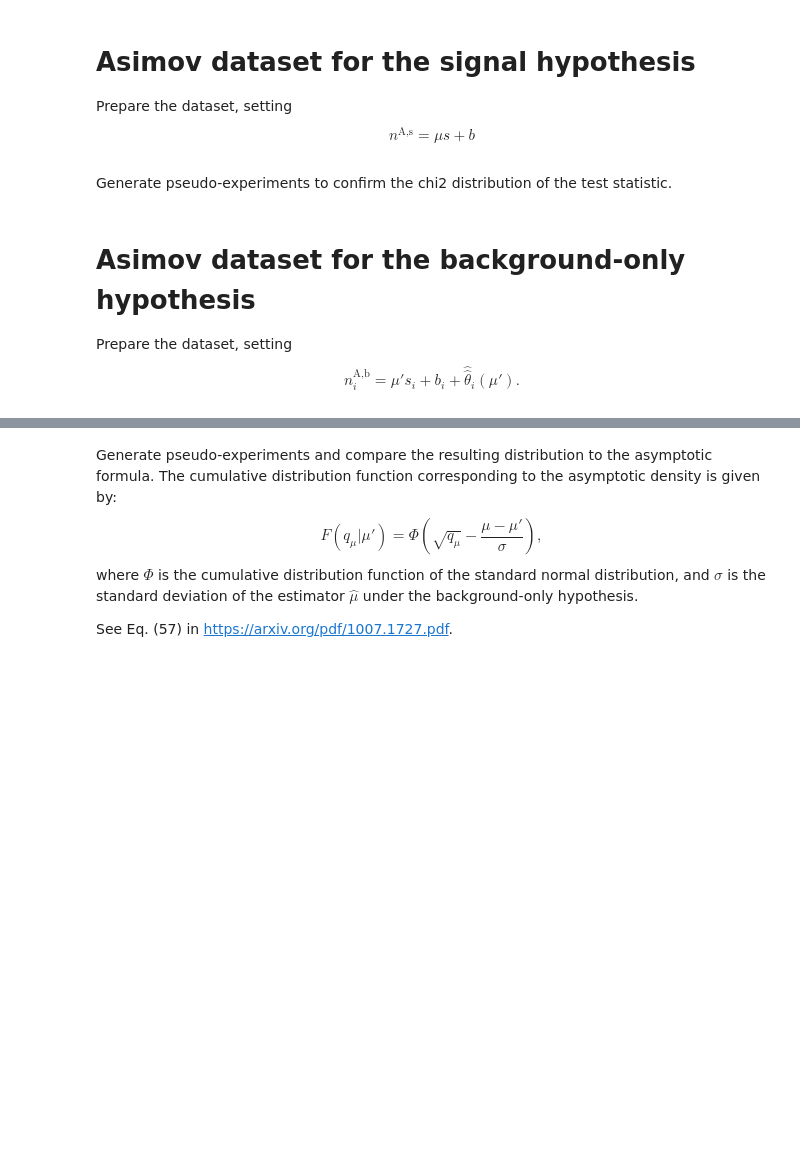
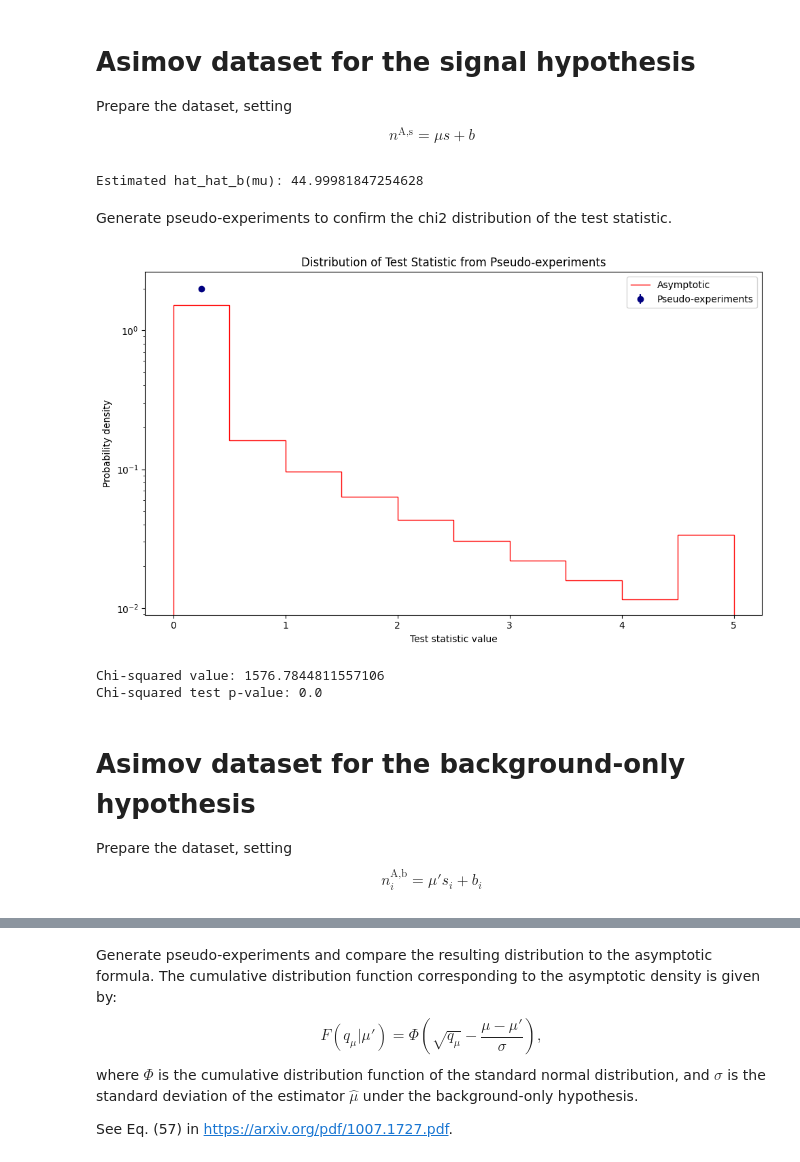
Before and after one commit to vojtechpleskot/covli, a Jupyter notebook: example_cowan.ipynb, the cells around one changed output, grey strips where cells are left out. Cells and saved outputs as stored; diff of their text form; code cells hidden in the pictures; blank space fills up the shorter version.

```diff
--- a/example_cowan.ipynb
+++ b/example_cowan.ipynb
@@ -17,12 +17,14 @@ The testing numbers taken from the paper are:
 # Read the inputs.
 import numpy as np
 s = np.array([6, 0])
-tau = 1
-b = 9
+tau = 1000
+b = 50
 b = np.array([b, tau * b])
 mu = 1
 mu_prime = 0
 init_theta = np.array([b[0]])
+n_obs = np.array([51, 45000])
+# n_obs = None
 # %%
 import numpy as np
 import scipy.special
@@ -45,7 +47,7 @@ def log_likelihood_factory(s, n, tau = 1.):
         b = np.array([b, tau * b])
         t = mu * s + b
         nll = -2 * np.sum(n * np.log(t) - t)
-        nll += 2 * np.sum(scipy.special.gammaln(n + 1))
+        # nll += 2 * np.sum(scipy.special.gammaln(n + 1))
         return nll
 
     return log_likelihood
@@ -108,16 +110,25 @@ $$
 n^{\text{A,s}} = \mu s + b
 $$
 # %%
-# # Estimate the hat_hat_theta(mu') values, first.
-# nll = log_likelihood_factory(s, n, b, V)
+if n_obs is not None:
+    # Estimate the hat_hat_b(mu) value, first.
+    nll = log_likelihood_factory(s, n_obs, tau = tau)
 
-# from iminuit import Minuit
-# minuit = Minuit(nll, [mu] + list(init_theta))
-# minuit.fixed[0] = True
-# minuit.migrad()
-# minuit.hesse()
-# hat_hat_theta_as = np.array(minuit.values[1:])
+    from iminuit import Minuit
+    minuit = Minuit(nll, [mu] + list(init_theta))
+    minuit.fixed[0] = True
+    minuit.migrad()
+    minuit.hesse()
+    hat_hat_b_as = minuit.values[1]
+    print(f'Estimated hat_hat_b(mu): {hat_hat_b_as}')
 
-# # Asimov dataset
-# n_as = mu * s + b + hat_hat_theta_as
-# nll_as = log_likelihood_factory(s, n_as, b, V)
+    # Asimov dataset
+    n_as = mu * s + hat_hat_b_as
+
+else:
+    # Asimov dataset
+    n_as = mu * s + b
+
+nll_as = log_likelihood_factory(s, n_as, tau = tau)
+# %% [output]
+Estimated hat_hat_b(mu): 44.99981847254628
@@ -129,19 +136,19 @@ nll_as = log_likelihood_factory(s, n_as, tau = tau)
 Generate pseudo-experiments to confirm the chi2 distribution of the test statistic.
 # %%
 # Generate the pseudo-experiments.
-def generate_pseudo_experiments(mu, s, nu, b, tau, n_toys = 1000):
+def generate_pseudo_experiments(mu, s, nu, tau, n_toys = 5000):
     pseudo_experiments = np.random.poisson(nu, size=(n_toys, len(nu)))
 
     ts_toys = []
     for i in range(n_toys):
         pseudo_n = pseudo_experiments[i]
-        nll = log_likelihood_factory(s, pseudo_n, b, V)
+        nll = log_likelihood_factory(s, pseudo_n, tau = tau)
         ts = test_statistic(nll, mu, init_theta)
         ts_toys.append(ts)
 
     return np.array(ts_toys)
 
-ts_toys = generate_pseudo_experiments(mu, s, n_as, b, V, n_toys = 500)
+ts_toys = generate_pseudo_experiments(mu, s, n_as, tau)
 # %%
 # plot the histogram of the test statistic values from the pseudo-experiments.
 # Also plot the half-chi-square distribution with 1 degree of freedom as a histogram.
@@ -149,48 +156,59 @@ ts_toys = generate_pseudo_experiments(mu, s, n_as, b, V, n_toys = 500)
 import matplotlib.pyplot as plt
 from scipy.stats import chi2
 n_bins = 10
 upper_bound = 5
+n_toys = len(ts_toys)
 plt.figure(figsize=(10, 6))
 # split the interval [0, upper_bound] into n_bins bins, and plot the histogram of the test statistic values from the pseudo-experiments in these bins, normalized to form a probability density.
 # add the events with test statistic value above the upper_bound to the last bin.
 bin_edges = np.linspace(0, upper_bound, n_bins + 1)
+bin_width = bin_edges[1] - bin_edges[0]
+bin_centers = 0.5 * (bin_edges[:-1] + bin_edges[1:])
 histogram, _ = np.histogram(ts_toys, bins=bin_edges)
+histogram[0] += np.sum(ts_toys < 0)
 histogram[-1] += np.sum(ts_toys > upper_bound)  # Add the events with test statistic value above the upper_bound to the last bin.
-histogram = histogram / (np.sum(histogram) * (bin_edges[1] - bin_edges[0]))  # Normalize the histogram to form a probability density.
-plt.stairs(histogram, bin_edges, fill=True, color='skyblue', edgecolor='navy', alpha=0.7)
-# plt.hist(ts_toys, bins=bin_edges, density=True, alpha=0.7, label='Test statistic from pseudo-experiments')
+h_unc = np.sqrt(histogram)  # Uncertainty on the histogram counts.
+histogram = histogram / (n_toys * bin_width)  # Normalize the histogram to form a probability density.
+h_unc = h_unc / (n_toys * bin_width)
+plt.errorbar(bin_centers, histogram, yerr=h_unc, fmt='o', color='navy', label='Pseudo-experiments')
+
 
 x = np.linspace(0, upper_bound, 100)
 # Prepare the histogram of the half chi-square distribution.
 # For this, evaluate the chi-square cdf at the bin edges, and take the difference to get the probability for each bin. Then, multiply by 0.5 to get the half chi-square distribution.
 bin_centers = 0.5 * (bin_edges[:-1] + bin_edges[1:])
 half_chi2_hist = 0.5 * (- chi2.sf(bin_edges[1:], df=1) + chi2.sf(bin_edges[:-1], df=1))
-half_chi2_hist /= (bin_edges[1] - bin_edges[0])  # Normalize by the bin width to get the probability density.
-half_chi2_hist[0] += 0.5 / (bin_edges[1] - bin_edges[0])  # Add the delta function at zero.
-half_chi2_hist[-1] += 0.5 * chi2.sf(upper_bound, df=1) / (bin_edges[1] - bin_edges[0])  # Add the tail above the upper bound to the last bin.
-plt.step(bin_centers, half_chi2_hist, where='mid', label='Half chi-square distribution (1 dof)', color='red')
+half_chi2_hist /= bin_width  # Normalize by the bin width to get the probability density.
+half_chi2_hist[0] += 0.5 / bin_width  # Add the delta function at zero.
+half_chi2_hist[-1] += 0.5 * chi2.sf(upper_bound, df=1) / bin_width  # Add the tail above the upper bound to the last bin.
+# plt.step(bin_centers, half_chi2_hist, where='mid', label='Half chi-square distribution (1 dof)', color='red')
+plt.stairs(half_chi2_hist, bin_edges, fill = False, label='Asymptotic', color='red')
 plt.xlabel('Test statistic value')
 plt.ylabel('Probability density')
 plt.yscale('log')
 plt.title('Distribution of Test Statistic from Pseudo-experiments')
 plt.legend()
 plt.tight_layout()
 plt.show()
 
 # Evaluate the chi-square goodness of fit test for the histogram of the test statistic values from the pseudo-experiments, comparing it to the half chi-square distribution with 1 degree of freedom.
 # For this, evaluate the expected number of pseudo-experiments in each bin according to the half chi-square distribution, and compare it to the observed number of pseudo-experiments in each bin.
-observed_counts, _ = np.histogram(ts_toys, bins=bin_edges)
-expected_counts = half_chi2_hist * len(ts_toys) * (bin_edges[1] - bin_edges[0])  # Expected counts in each bin according to the half chi-square distribution.
+observed_counts = histogram * n_toys * bin_width
+expected_counts = half_chi2_hist * n_toys * bin_width
 chi_squared_value = np.sum((observed_counts - expected_counts) ** 2 / expected_counts)
 print(f'Chi-squared value: {chi_squared_value}')
-# Calculate the p-value for the chi-square test with the appropriate number of degrees of freedom, which is the number of bins minus 1.
+# Calculate the p-value for the chi-square test with the appropriate number of degrees of freedom, which is the number of bins.
 p_value = chi2.sf(chi_squared_value, df=n_bins)
 print(f'Chi-squared test p-value: {p_value}')
+# %% [output]
+[figure, added]
+Chi-squared value: 1576.7844811557106
+Chi-squared test p-value: 0.0
 # %% [markdown]
 # Asimov dataset for the background-only hypothesis
 
 Prepare the dataset, setting
 $$
-n_i^{\text{A,b}} = \mu' s_i + b_i + \hat{\hat{\theta}}_i(\mu').
+n_i^{\text{A,b}} = \mu' s_i + b_i
 $$
 # %%
```
Also changed, not shown: parts of 6 cells of this notebook, 1 other file.
